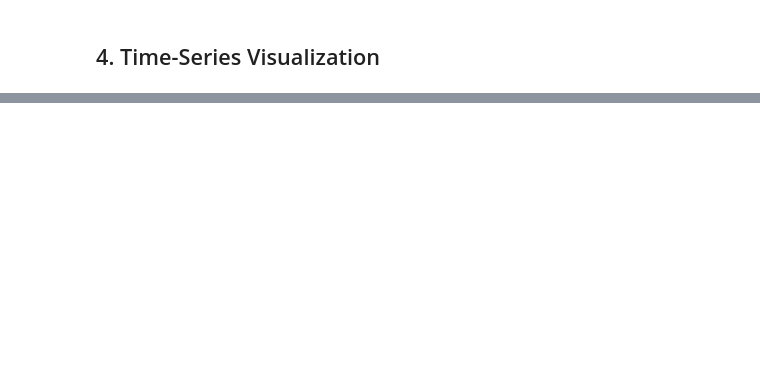
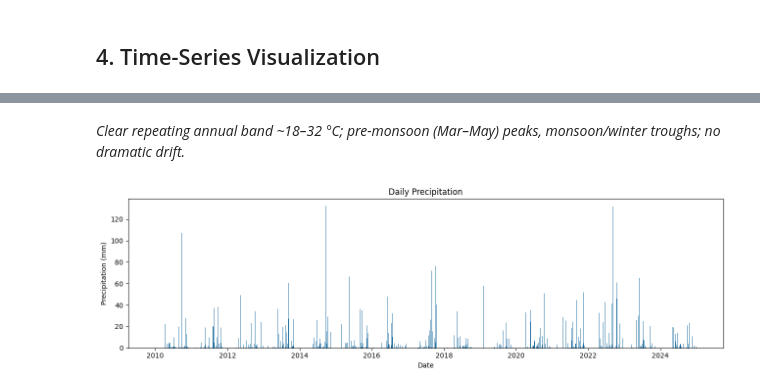
Before and after one commit to dhrusheek/noaa-weather-time-series-case-study, a Jupyter notebook: notebooks/time_series_case_study.ipynb, the cells around one changed output, grey strips where cells are left out. Saved outputs shown, nothing was run; the diff lists cells and outputs as text; code cells hidden in the pictures; blank space fills up the shorter version.

```diff
--- a/notebooks/time_series_case_study.ipynb
+++ b/notebooks/time_series_case_study.ipynb
@@ -291,0 +141,7 @@ Bengaluru daily temperature (2019–2024) is a **stationary, strongly seasonal,
+# %% [markdown]
+*Clear repeating annual band ~18–32 °C; pre-monsoon (Mar–May) peaks, monsoon/winter troughs; no dramatic drift.*
+# %%
+plt.figure(figsize=(13,4)); plt.bar(prcp.index, prcp.values, width=1.0, color='#2471a3')
+plt.title('Daily Precipitation'); plt.xlabel('Date'); plt.ylabel('Precipitation (mm)'); plt.tight_layout(); plt.show()
+# %% [output]
+[figure, added]
```
Also changed, not shown: parts of 87 cells of this notebook, 42 other files.
